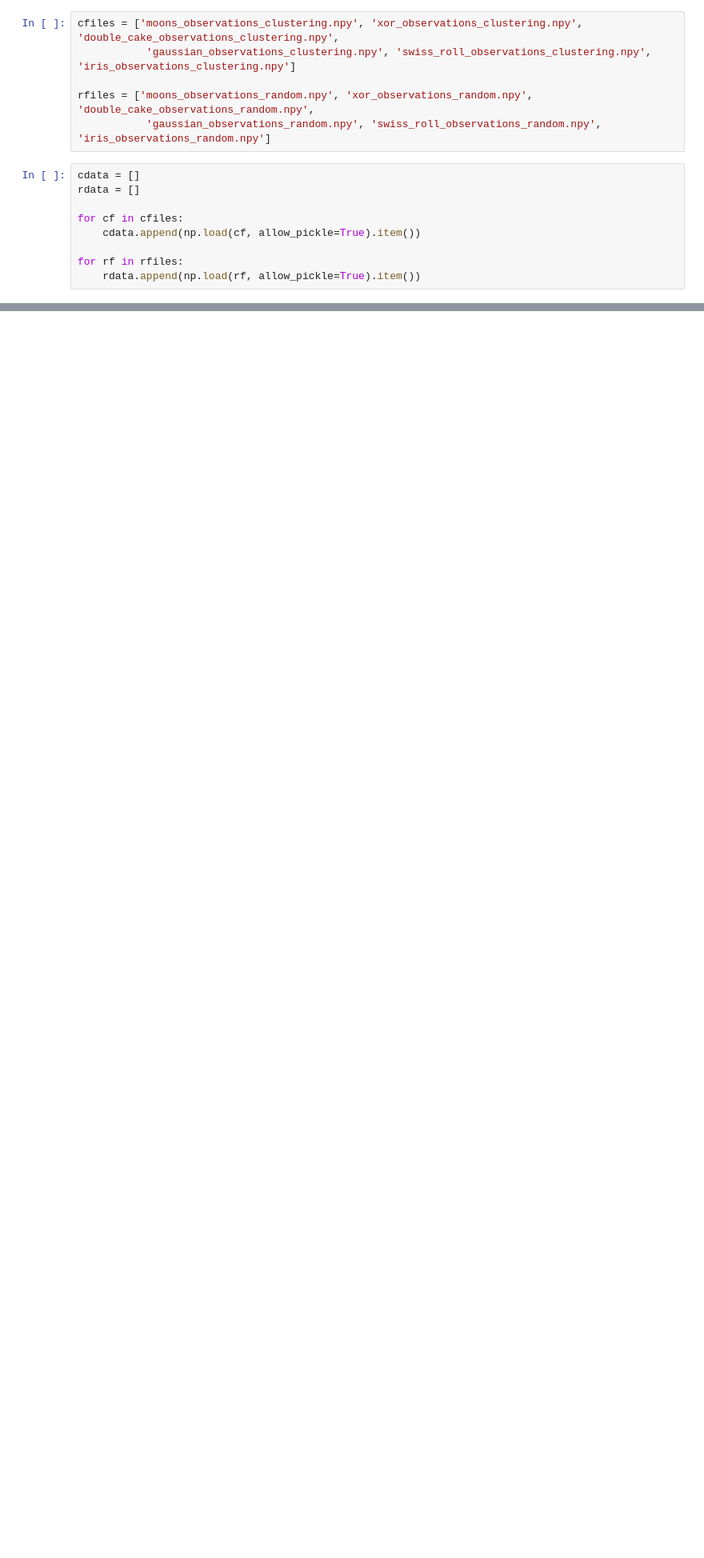
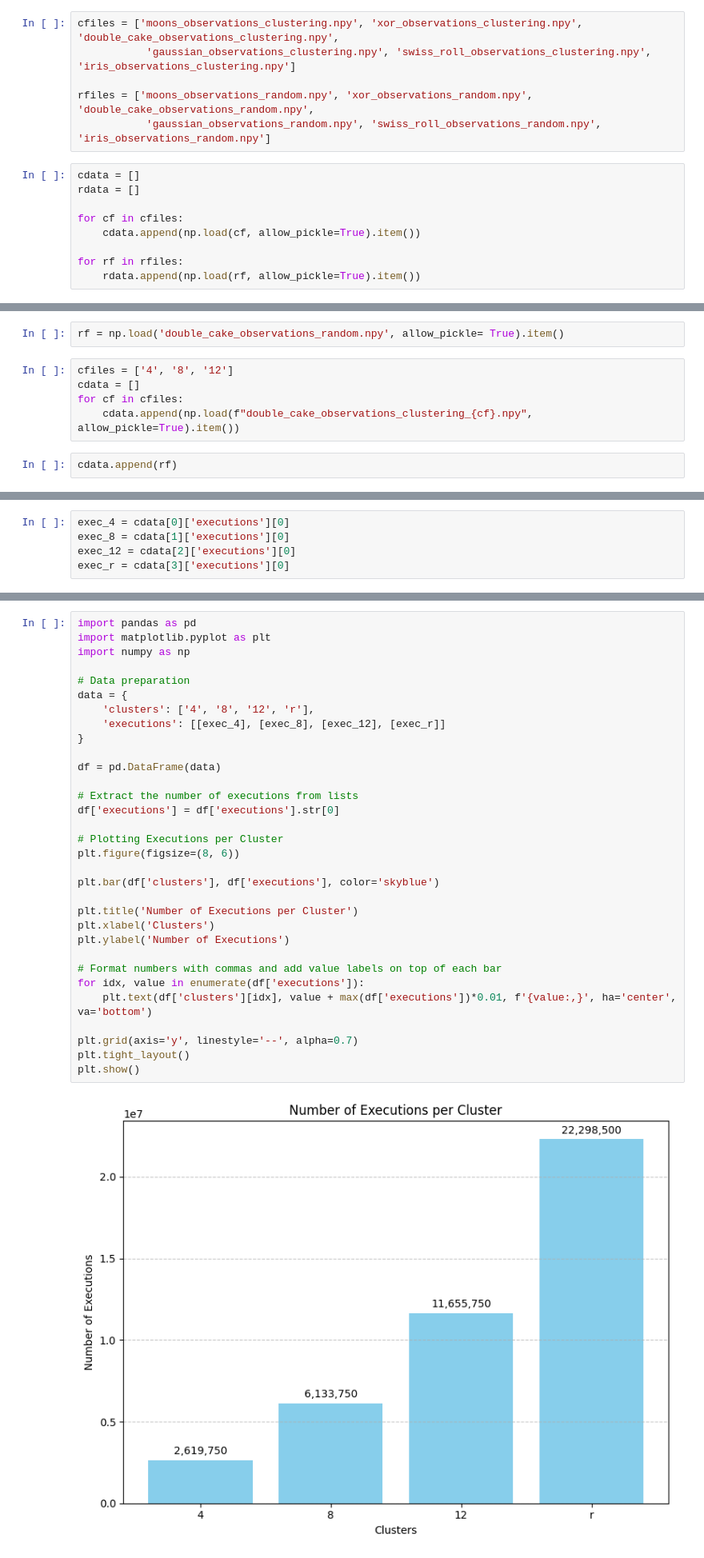
Before and after one commit to qmlWizard/CCKA-Clustered_Centroid_Kernel_Alignment, a Jupyter notebook: plots.ipynb, the cells around one changed output, grey strips where cells are left out. Shown at 80% size. Cells and saved outputs as stored; diff of their text form; blank space fills up the shorter version.

Commit message:
doublecake_results

```diff
--- a/plots.ipynb
+++ b/plots.ipynb
@@ -45,0 +22,9 @@ df
+# %%
+rf = np.load('double_cake_observations_random.npy', allow_pickle= True).item()
+# %%
+cfiles = ['4', '8', '12']
+cdata = []
+for cf in cfiles:
+    cdata.append(np.load(f"double_cake_observations_clustering_{cf}.npy", allow_pickle=True).item())
+# %%
+cdata.append(rf)
@@ -45,0 +238,5 @@ df
+# %%
+exec_4 = cdata[0]['executions'][0]
+exec_8 = cdata[1]['executions'][0]
+exec_12 = cdata[2]['executions'][0]
+exec_r = cdata[3]['executions'][0]
@@ -45,0 +248,34 @@ df
+# %%
+import pandas as pd
+import matplotlib.pyplot as plt
+import numpy as np
+
+# Data preparation
+data = {
+    'clusters': ['4', '8', '12', 'r'],
+    'executions': [[exec_4], [exec_8], [exec_12], [exec_r]]
+}
+
+df = pd.DataFrame(data)
+
+# Extract the number of executions from lists
+df['executions'] = df['executions'].str[0]
+
+# Plotting Executions per Cluster
+plt.figure(figsize=(8, 6))
+
+plt.bar(df['clusters'], df['executions'], color='skyblue')
+
+plt.title('Number of Executions per Cluster')
+plt.xlabel('Clusters')
+plt.ylabel('Number of Executions')
+
+# Format numbers with commas and add value labels on top of each bar
+for idx, value in enumerate(df['executions']):
+    plt.text(df['clusters'][idx], value + max(df['executions'])*0.01, f'{value:,}', ha='center', va='bottom')
+
+plt.grid(axis='y', linestyle='--', alpha=0.7)
+plt.tight_layout()
+plt.show()
+# %% [output]
+[figure, added]
```
Also changed, not shown: parts of 12 cells of this notebook, 15 other files.
